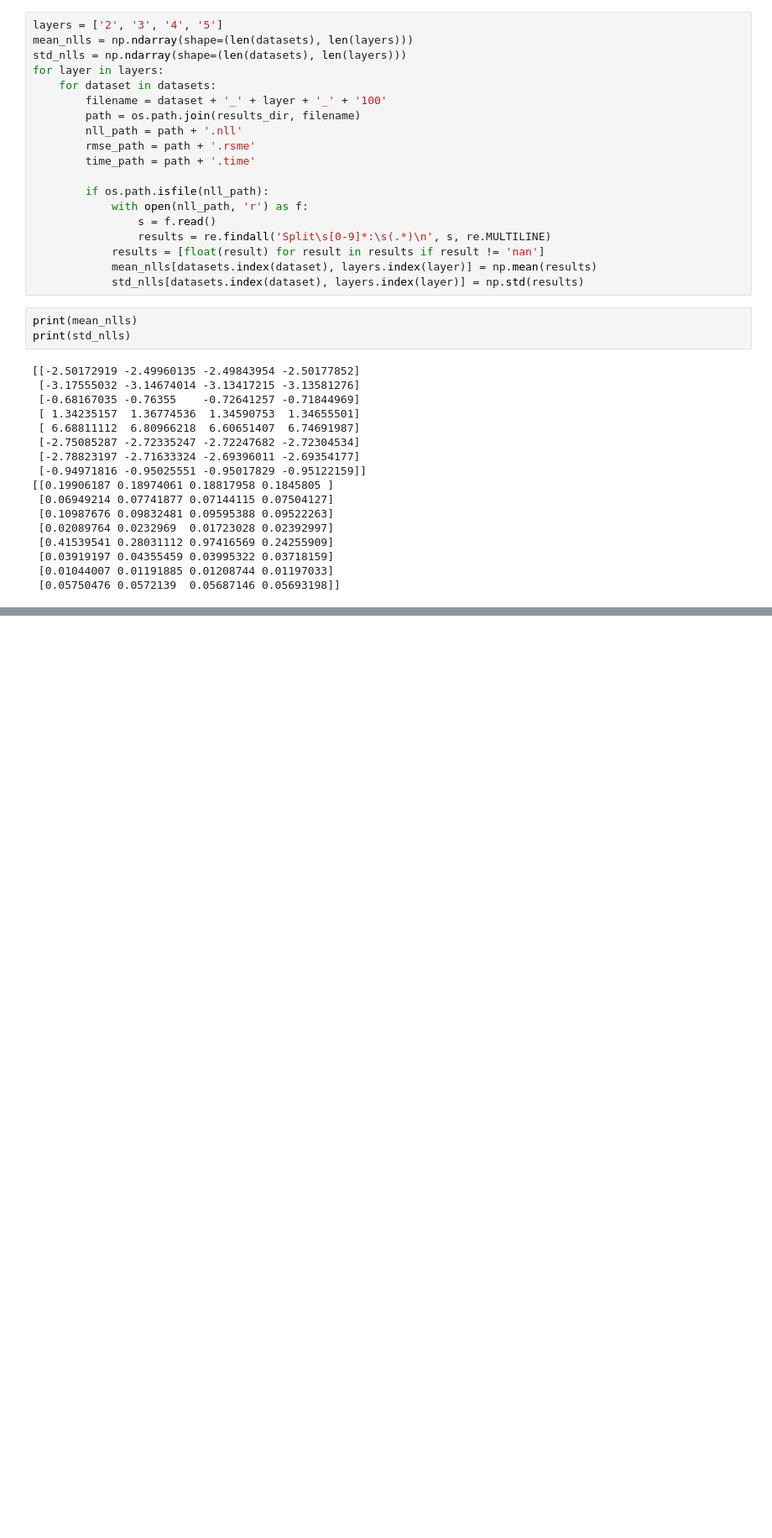
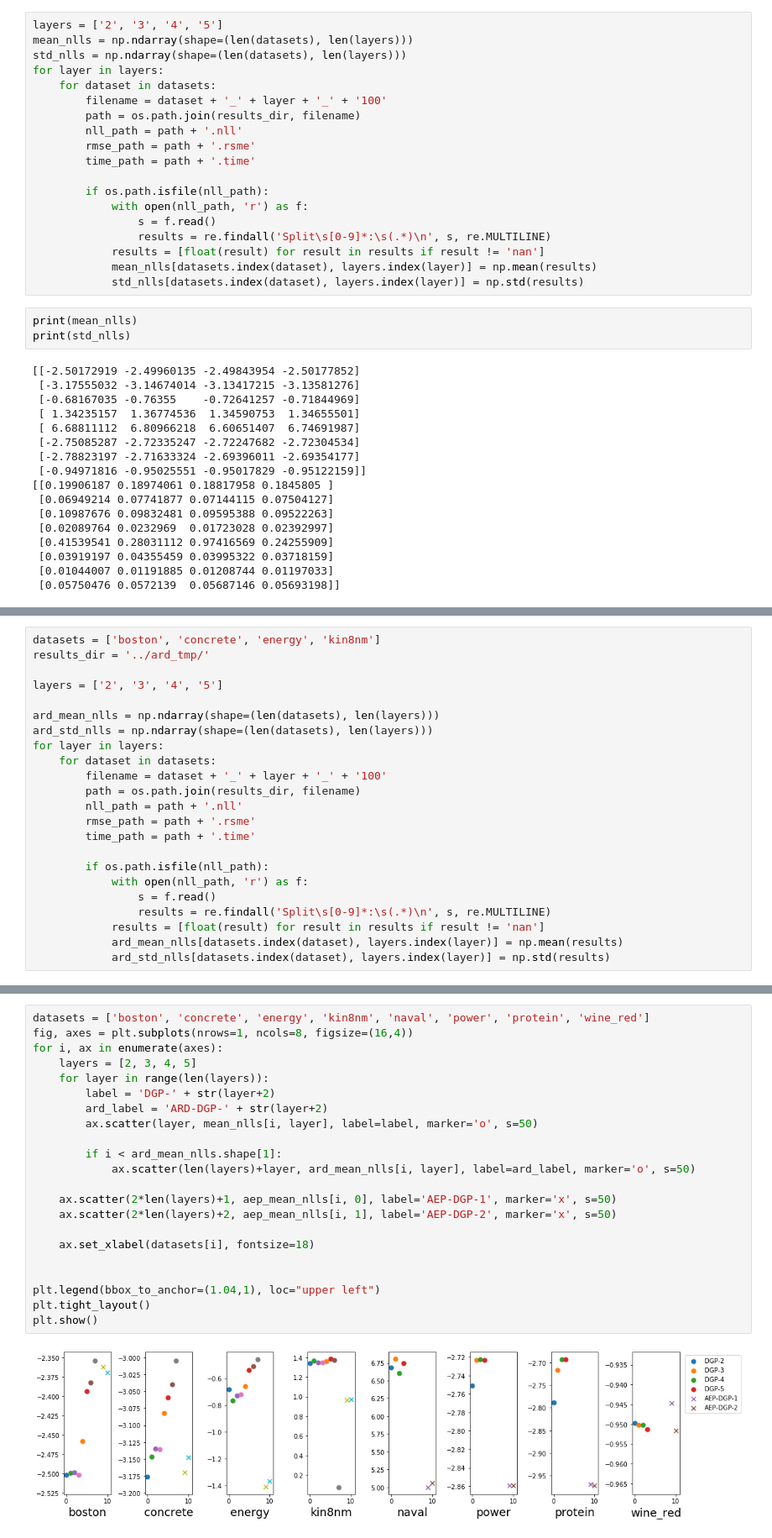
Before and after one commit to MattAshman/MLMI4, a Jupyter notebook: notebooks/uci_regression_results.ipynb, the cells around one changed output, grey strips where cells are left out. Shown: that part at 84% size. Saved outputs shown, nothing was run; the diff lists cells and outputs as text; blank space fills up the shorter version.

Commit message:
Code for collecting SVGP results.

```diff
--- a/notebooks/uci_regression_results.ipynb
+++ b/notebooks/uci_regression_results.ipynb
@@ -100,0 +101,23 @@ print(aep_std_nlls)
+# %%
+datasets = ['boston', 'concrete', 'energy', 'kin8nm']
+results_dir = '../ard_tmp/'
+
+layers = ['2', '3', '4', '5']
+
+ard_mean_nlls = np.ndarray(shape=(len(datasets), len(layers)))
+ard_std_nlls = np.ndarray(shape=(len(datasets), len(layers)))
+for layer in layers:
+    for dataset in datasets:
+        filename = dataset + '_' + layer + '_' + '100'
+        path = os.path.join(results_dir, filename)
+        nll_path = path + '.nll'
+        rmse_path = path + '.rsme'
+        time_path = path + '.time'
+
+        if os.path.isfile(nll_path):
+            with open(nll_path, 'r') as f:
+                s = f.read()
+                results = re.findall('Split\s[0-9]*:\s(.*)\n', s, re.MULTILINE)
+            results = [float(result) for result in results if result != 'nan']
+            ard_mean_nlls[datasets.index(dataset), layers.index(layer)] = np.mean(results)
+            ard_std_nlls[datasets.index(dataset), layers.index(layer)] = np.std(results)
@@ -100,0 +136,24 @@ print(aep_std_nlls)
+# %%
+datasets = ['boston', 'concrete', 'energy', 'kin8nm', 'naval', 'power', 'protein', 'wine_red']
+fig, axes = plt.subplots(nrows=1, ncols=8, figsize=(16,4))
+for i, ax in enumerate(axes):
+    layers = [2, 3, 4, 5]
+    for layer in range(len(layers)):
+        label = 'DGP-' + str(layer+2)
+        ard_label = 'ARD-DGP-' + str(layer+2)
+        ax.scatter(layer, mean_nlls[i, layer], label=label, marker='o', s=50)
+
+        if i < ard_mean_nlls.shape[1]:
+            ax.scatter(len(layers)+layer, ard_mean_nlls[i, layer], label=ard_label, marker='o', s=50)
+
+    ax.scatter(2*len(layers)+1, aep_mean_nlls[i, 0], label='AEP-DGP-1', marker='x', s=50)
+    ax.scatter(2*len(layers)+2, aep_mean_nlls[i, 1], label='AEP-DGP-2', marker='x', s=50)
+
+    ax.set_xlabel(datasets[i], fontsize=18)
+
+
+plt.legend(bbox_to_anchor=(1.04,1), loc="upper left")
+plt.tight_layout()
+plt.show()
+# %% [output]
+[figure, added]
```
Also changed, not shown: parts of 3 cells of this notebook, 7 other files.
